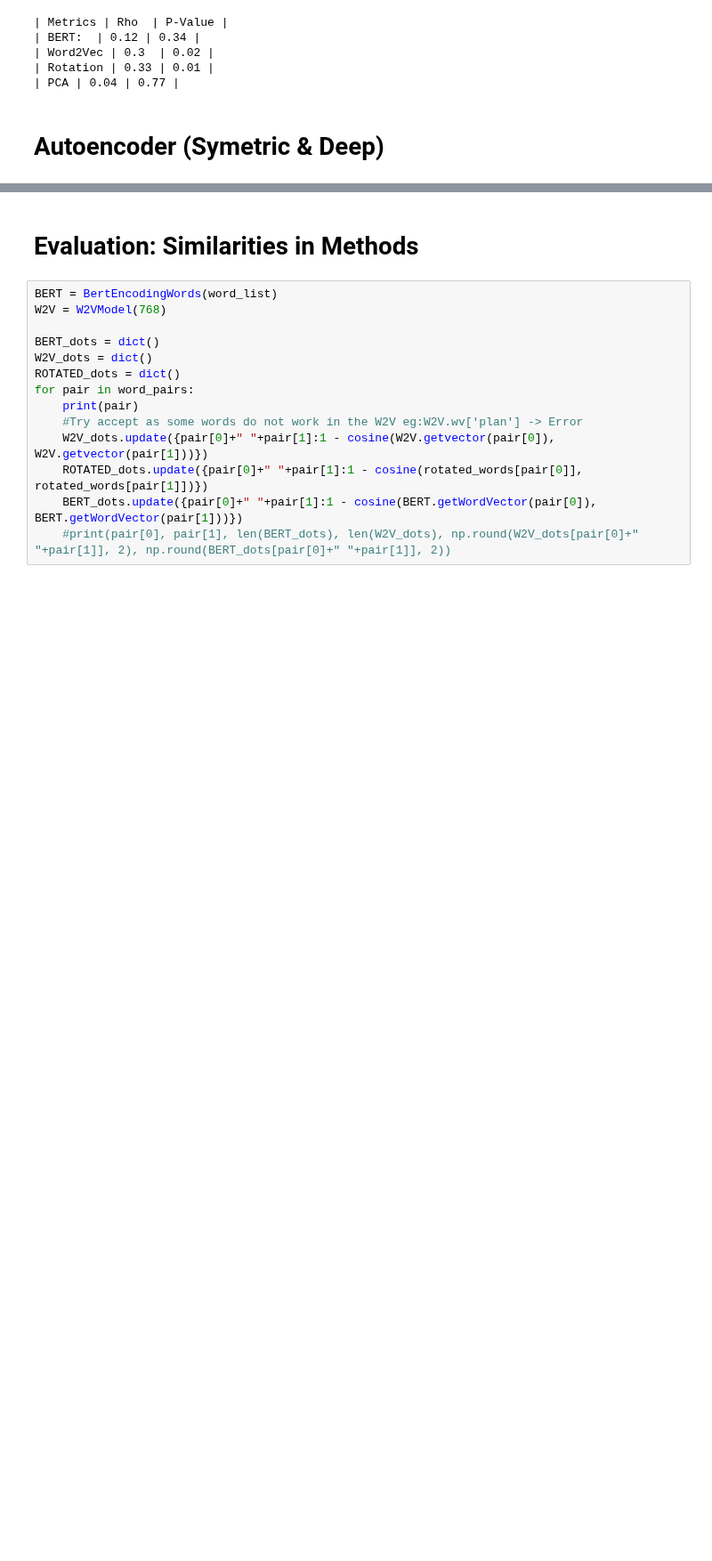
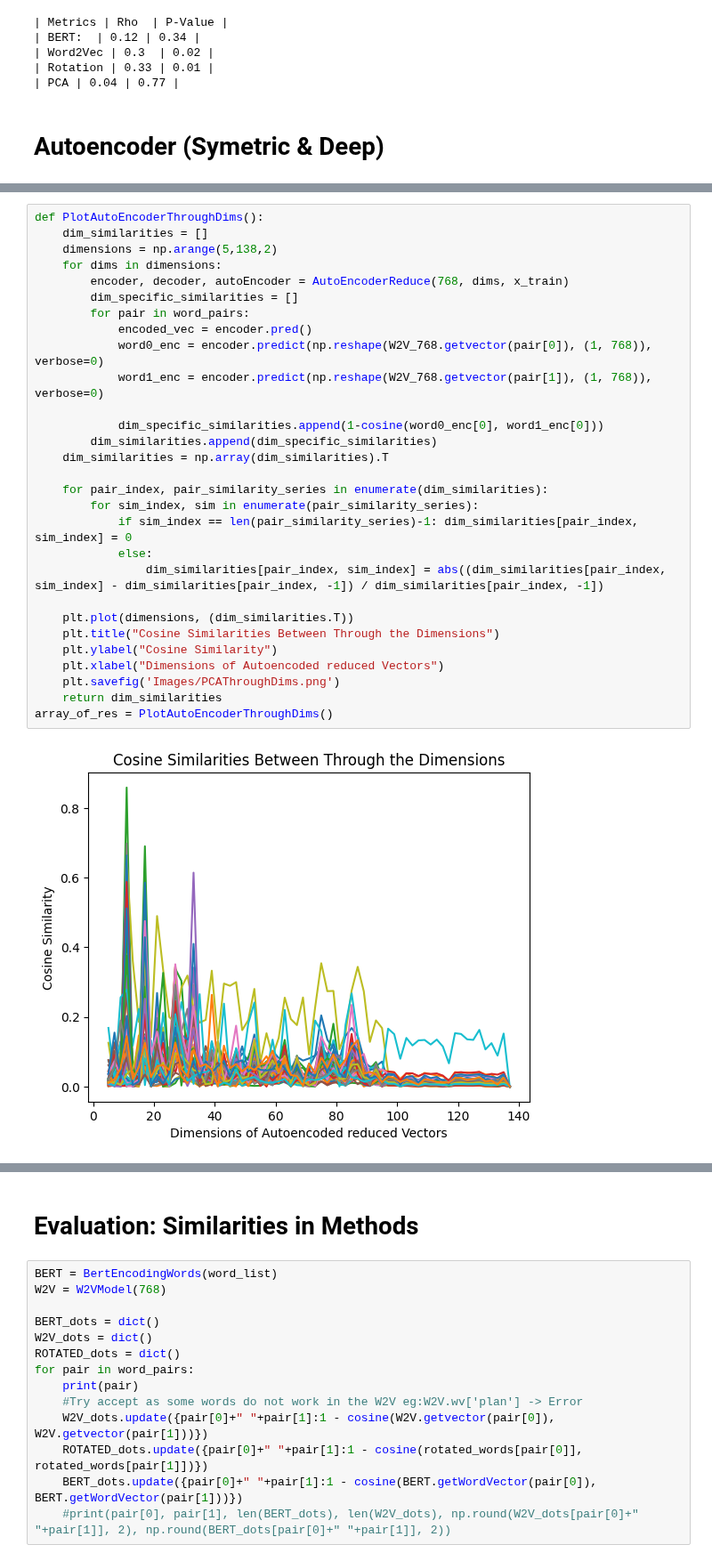
Before and after one commit to henry-dev-atkins/QNLP_MasterWork, a Jupyter notebook: ReadingWordData.ipynb, the cells around one changed output, grey strips where cells are left out. Shown at 89% size. Drawn from its saved outputs; the diff is of its cells as text; blank space fills up the shorter version.

Commit message:
Added AutoEncoder function for arbitrary reduction.

```diff
--- a/ReadingWordData.ipynb
+++ b/ReadingWordData.ipynb
@@ -315,0 +332,31 @@ autoencoder.compile(optimizer='adam', loss='binary_crossentropy')
+# %%
+def PlotAutoEncoderThroughDims():
+	dim_similarities = []
+	dimensions = np.arange(5,138,2)
+	for dims in dimensions:
+		encoder, decoder, autoEncoder = AutoEncoderReduce(768, dims, x_train)
+		dim_specific_similarities = []
+		for pair in word_pairs:
+			encoded_vec = encoder.pred()
+			word0_enc = encoder.predict(np.reshape(W2V_768.getvector(pair[0]), (1, 768)), verbose=0)
+			word1_enc = encoder.predict(np.reshape(W2V_768.getvector(pair[1]), (1, 768)), verbose=0)
+
+			dim_specific_similarities.append(1-cosine(word0_enc[0], word1_enc[0]))
+		dim_similarities.append(dim_specific_similarities)
+	dim_similarities = np.array(dim_similarities).T
+
+	for pair_index, pair_similarity_series in enumerate(dim_similarities):
+		for sim_index, sim in enumerate(pair_similarity_series):
+			if sim_index == len(pair_similarity_series)-1: dim_similarities[pair_index, sim_index] = 0
+			else:
+				dim_similarities[pair_index, sim_index] = abs((dim_similarities[pair_index, sim_index] - dim_similarities[pair_index, -1]) / dim_similarities[pair_index, -1])
+
+	plt.plot(dimensions, (dim_similarities.T))
+	plt.title("Cosine Similarities Between Through the Dimensions")
+	plt.ylabel("Cosine Similarity")
+	plt.xlabel("Dimensions of Autoencoded reduced Vectors")
+	plt.savefig('Images/PCAThroughDims.png')
+	return dim_similarities
+array_of_res = PlotAutoEncoderThroughDims()
+# %% [output]
+[figure, added]
```
Also changed, not shown: parts of 14 cells of this notebook, 14 other files.
